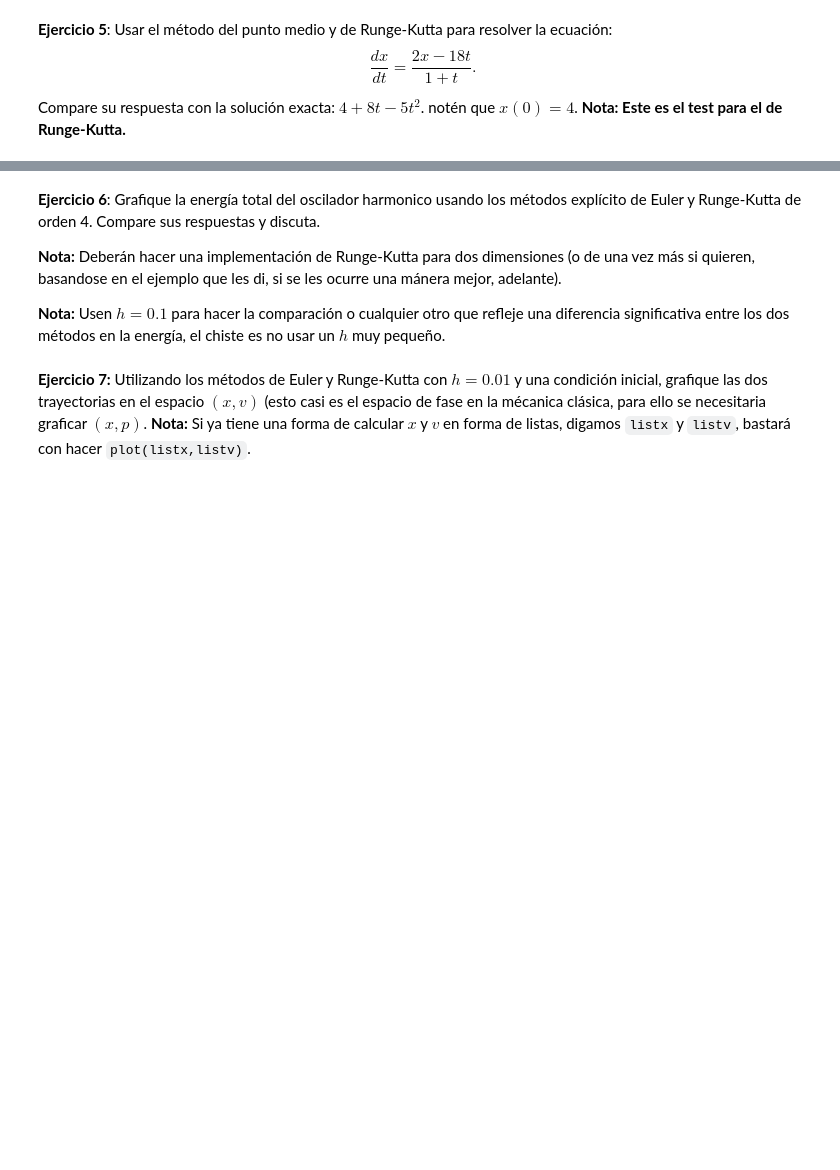
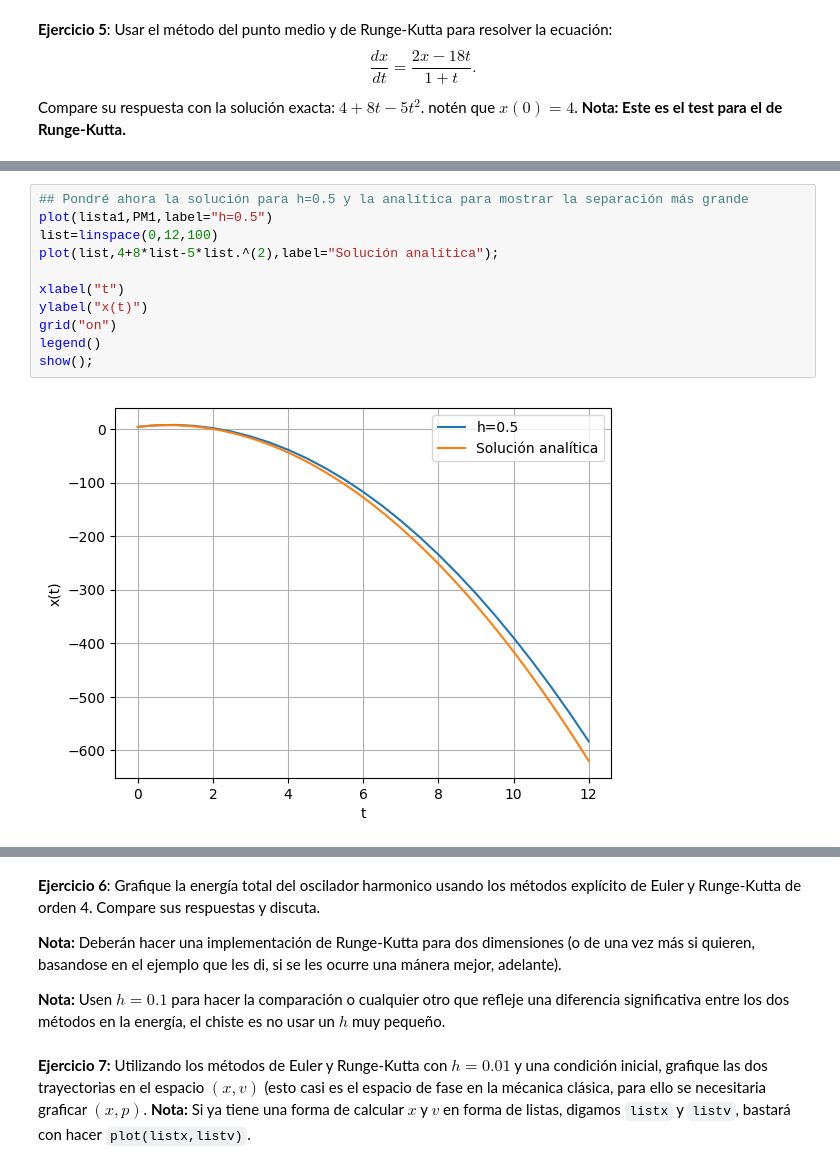
Before and after one commit to cecepassat/Fisica_Computacional_Cordero_Silis, a Jupyter notebook: Tarea_12_Oct_3.ipynb, the cells around one changed output, grey strips where cells are left out. Drawn from its saved outputs; the diff is of its cells as text; blank space fills up the shorter version.

```diff
--- a/Tarea_12_Oct_3.ipynb
+++ b/Tarea_12_Oct_3.ipynb
@@ -141,0 +215,13 @@ Compare su respuesta con la solución exacta: $4+8t-5t^2$. notén que $x(0)=4$.
+# %%
+## Pondré ahora la solución para h=0.5 y la analítica para mostrar la separación más grande
+plot(lista1,PM1,label="h=0.5")
+list=linspace(0,12,100)
+plot(list,4+8*list-5*list.^(2),label="Solución analítica");
+
+xlabel("t")
+ylabel("x(t)")
+grid("on")
+legend()
+show();
+# %% [output]
+[figure, added]
```
Also changed, not shown: parts of 9 cells of this notebook.
